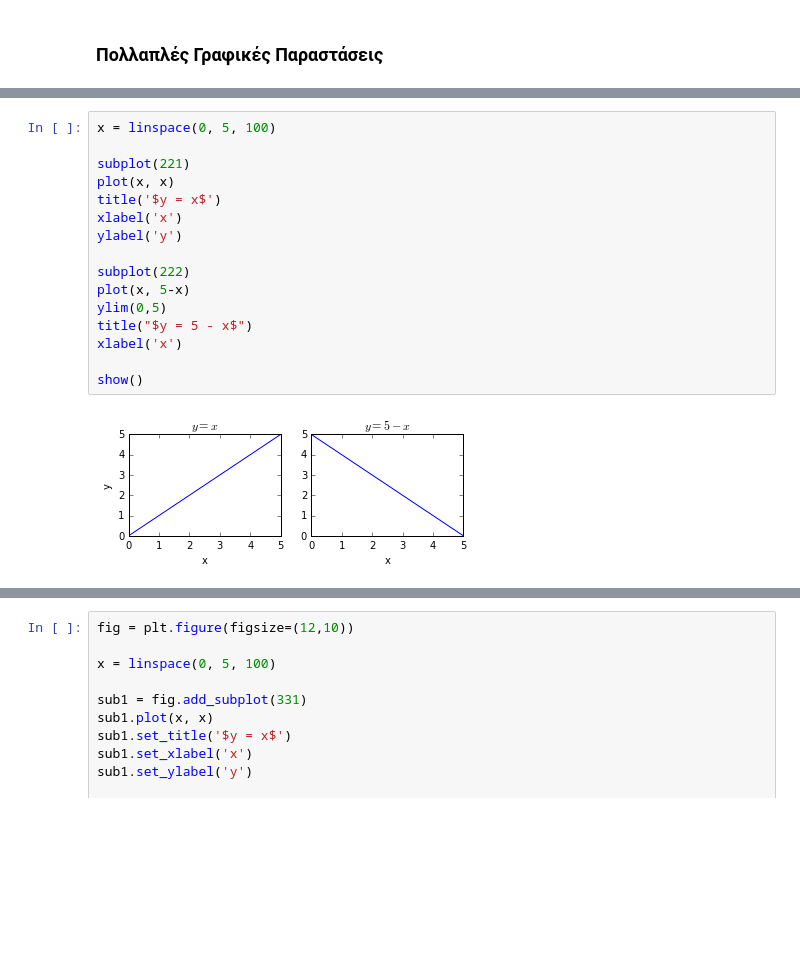
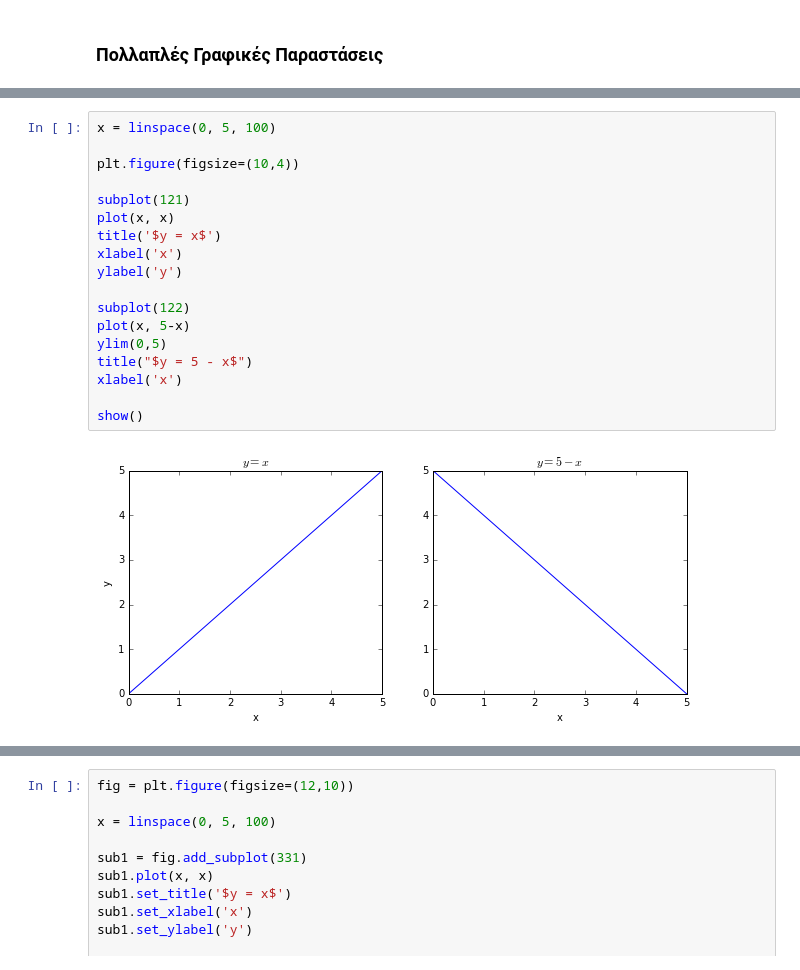
Before and after one commit to mwysis/MathimaPython2016, a Jupyter notebook: PythonMathimaNotes_GrafikesParastaseisMeMatplotlib.ipynb, the cells around one changed output, grey strips where cells are left out. Drawn from its saved outputs; the diff is of its cells as text; blank space fills up the shorter version.

```diff
--- a/PythonMathimaNotes_GrafikesParastaseisMeMatplotlib.ipynb
+++ b/PythonMathimaNotes_GrafikesParastaseisMeMatplotlib.ipynb
@@ -155,19 +205,21 @@ plt.show()
 # %%
 x = linspace(0, 5, 100)
 
-subplot(221)
+plt.figure(figsize=(10,4))
+
+subplot(121)
 plot(x, x)
 title('$y = x$')
 xlabel('x')
 ylabel('y')
 
-subplot(222)
+subplot(122)
 plot(x, 5-x)
 ylim(0,5)
 title("$y = 5 - x$")
 xlabel('x')
 
 show()
 # %% [output]
-[figure, old version]
+[figure, new version]
 # %%
```
Also changed, not shown: parts of 36 cells of this notebook, 3 other files.
